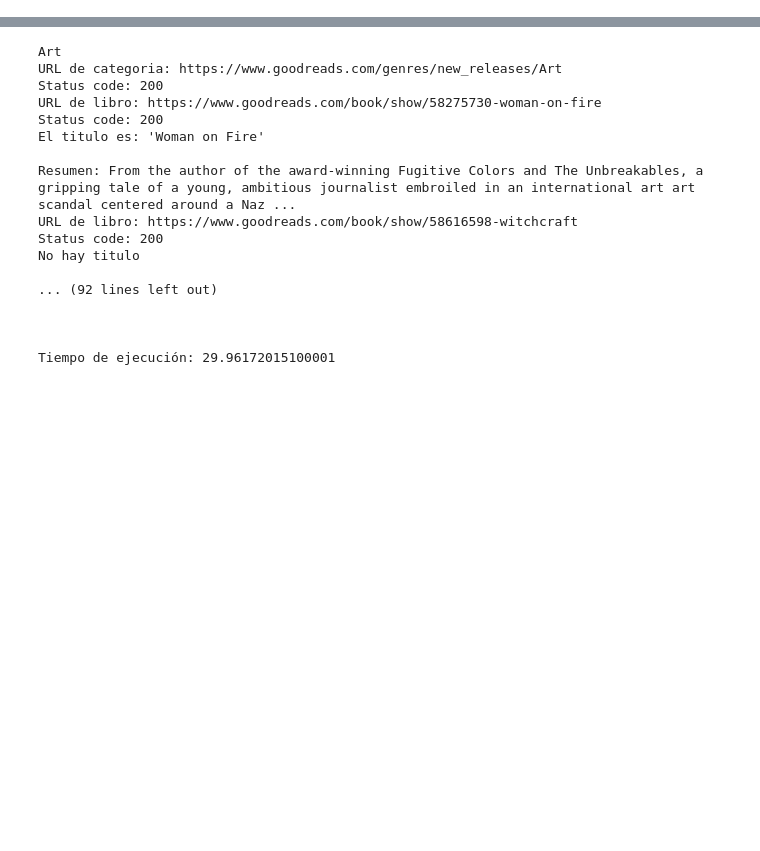
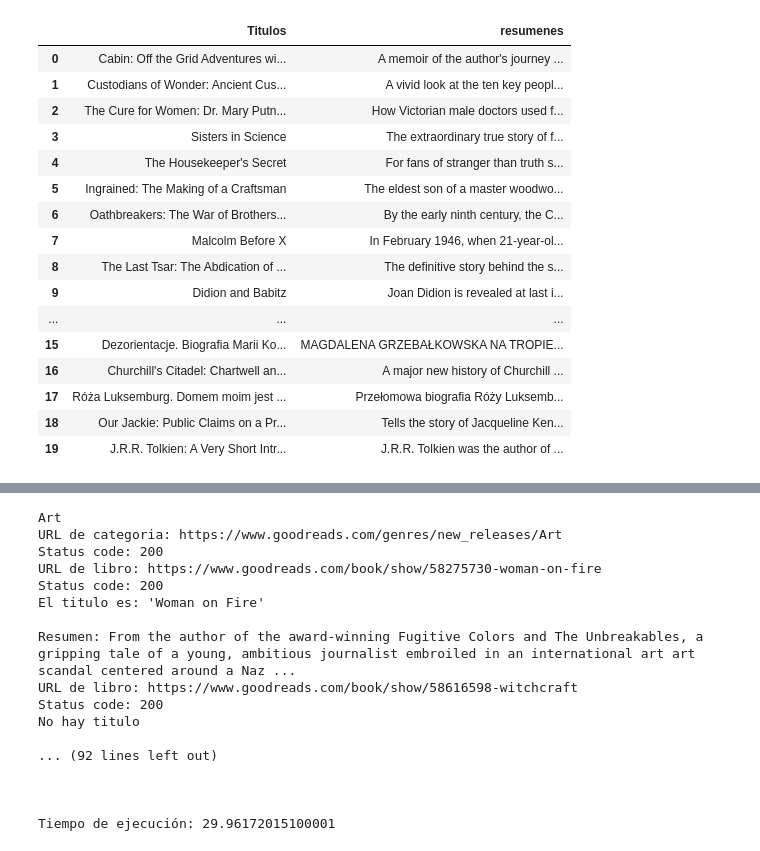
Before and after one commit to abdonrb/DS102024, a Jupyter notebook: 2-DataAnalysis/7-WebScraping/1_HTTP_Inicial/Practica/goodreads.ipynb, the cells around one changed output, grey strips where cells are left out. Cells and saved outputs as stored; diff of their text form; code cells hidden in the pictures; blank space fills up the shorter version.

```diff
--- a/2-DataAnalysis/7-WebScraping/1_HTTP_Inicial/Practica/goodreads.ipynb
+++ b/2-DataAnalysis/7-WebScraping/1_HTTP_Inicial/Practica/goodreads.ipynb
@@ -76,3 +61,23 @@ df
+# %%
+get_titulos_resumen('biography')
+# %% [output]
+|  | Titulos | resumenes |
+| 0 | Cabin: Off the Grid Adventures wi... | A memoir of the author's journey ... |
+| 1 | Custodians of Wonder: Ancient Cus... | A vivid look at the ten key peopl... |
+| 2 | The Cure for Women: Dr. Mary Putn... | How Victorian male doctors used f... |
+| 3 | Sisters in Science | The extraordinary true story of f... |
+| 4 | The Housekeeper's Secret | For fans of stranger than truth s... |
+| 5 | Ingrained: The Making of a Craftsman | The eldest son of a master woodwo... |
+| 6 | Oathbreakers: The War of Brothers... | By the early ninth century, the C... |
+| 7 | Malcolm Before X | In February 1946, when 21-year-ol... |
+| 8 | The Last Tsar: The Abdication of ... | The definitive story behind the s... |
+| 9 | Didion and Babitz | Joan Didion is revealed at last i... |
+| ... | ... | ... |
+| 15 | Dezorientacje. Biografia Marii Ko... | MAGDALENA GRZEBAŁKOWSKA NA TROPIE... |
+| 16 | Churchill's Citadel: Chartwell an... | A major new history of Churchill ... |
+| 17 | Róża Luksemburg. Domem moim jest ... | Przełomowa biografia Róży Luksemb... |
+| 18 | Our Jackie: Public Claims on a Pr... | Tells the story of Jacqueline Ken... |
+| 19 | J.R.R. Tolkien: A Very Short Intr... | J.R.R. Tolkien was the author of ... |
 # %% [markdown]
 ## Si se coparon mucho pueden hacer un mega scrapeo iterando sobre algunas de las categorias
 
```
Also changed, not shown: parts of 2 cells of this notebook.
